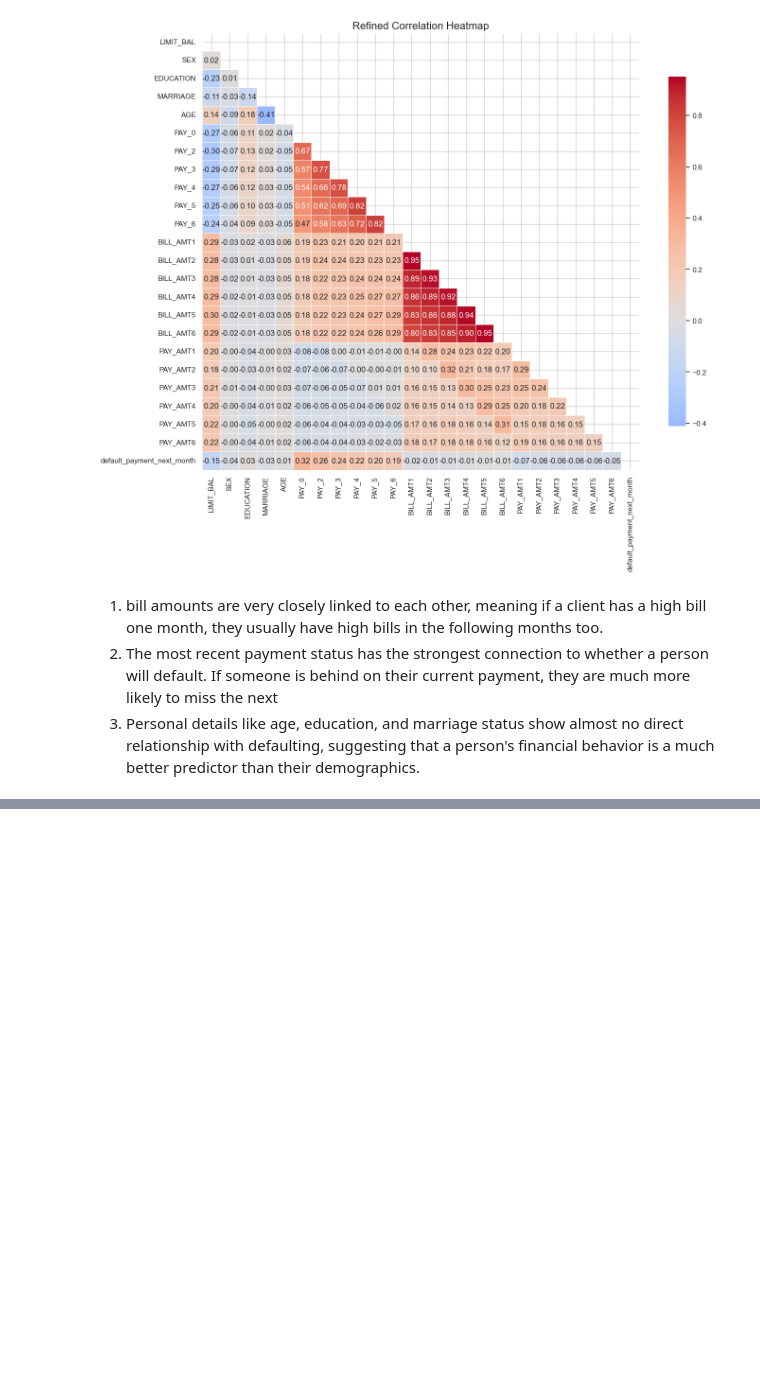
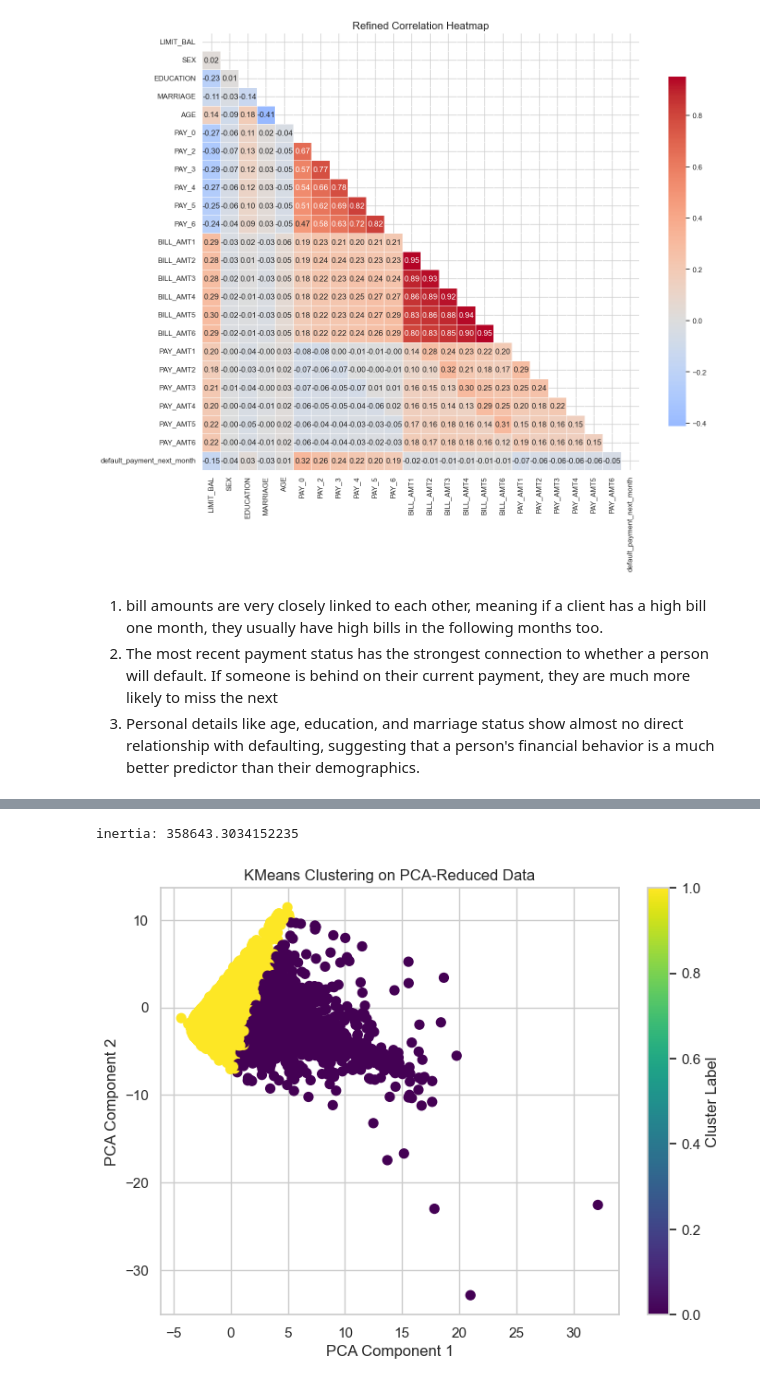
Before and after one commit to Denim951/credit-card-default-prediction, a Jupyter notebook: credit-default-analysis.ipynb, the cells around one changed output, grey strips where cells are left out. Saved outputs shown, nothing was run; the diff lists cells and outputs as text; code cells hidden in the pictures; blank space fills up the shorter version.

```diff
--- a/credit-default-analysis.ipynb
+++ b/credit-default-analysis.ipynb
@@ -351,0 +381,30 @@ plt.show()
+# %%
+print(f"inertia: {kmeans.inertia_}")
+# %% [output]
+inertia: 358643.3034152235
+# %%
+# Apply KMeans with chosen number of clusters
+kmeans = KMeans(n_clusters=2, init='k-means++', max_iter=300, n_init=10, random_state=42)
+
+# Fit and predict cluster labels
+y_kmeans = kmeans.fit_predict(X_scaled)
+# %%
+# Reduce dimensions to 2 for visualization
+pca = PCA(n_components=2)
+
+# Transform scaled data
+X_pca = pca.fit_transform(X_scaled)
+# %%
+# Plot clusters
+plt.figure(figsize=(8, 6))
+
+plt.scatter(X_pca[:, 0], X_pca[:, 1], c=y_kmeans, cmap='viridis', s=50)
+
+plt.title("KMeans Clustering on PCA-Reduced Data")
+plt.xlabel("PCA Component 1")
+plt.ylabel("PCA Component 2")
+
+plt.colorbar(label='Cluster Label')
+plt.show()
+# %% [output]
+[figure, added]
```
Also changed, not shown: parts of 16 cells of this notebook.
